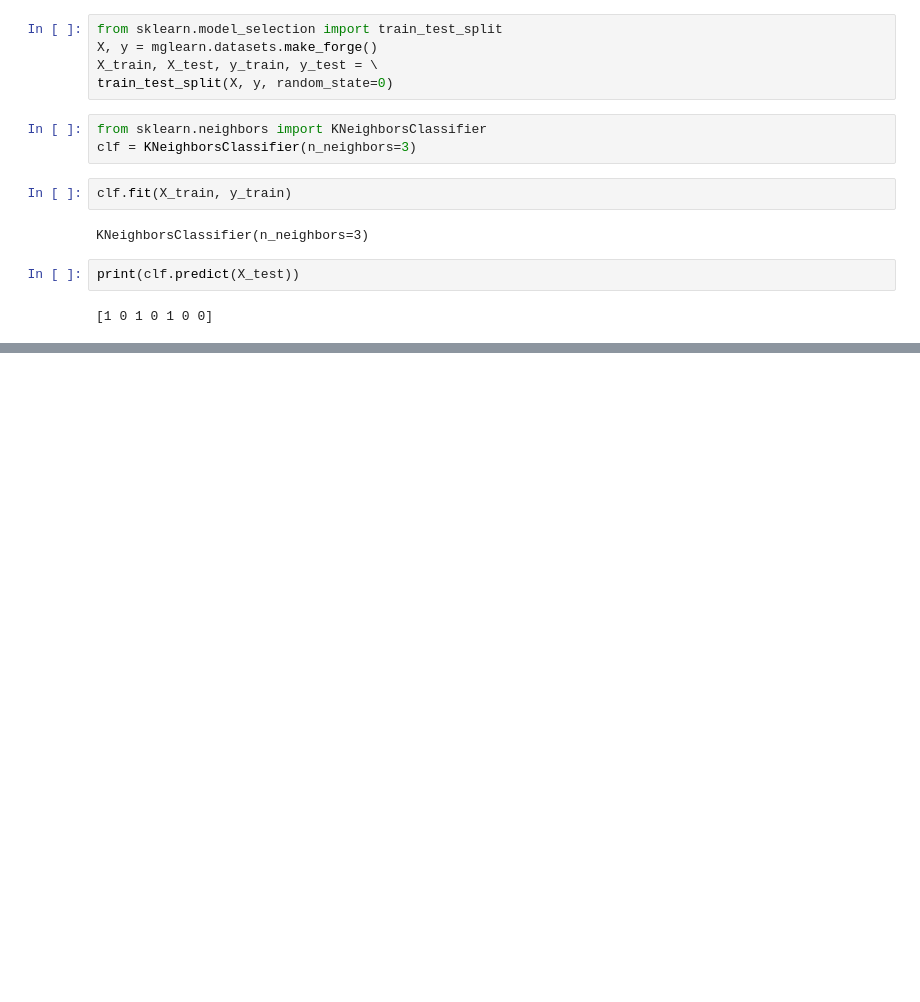
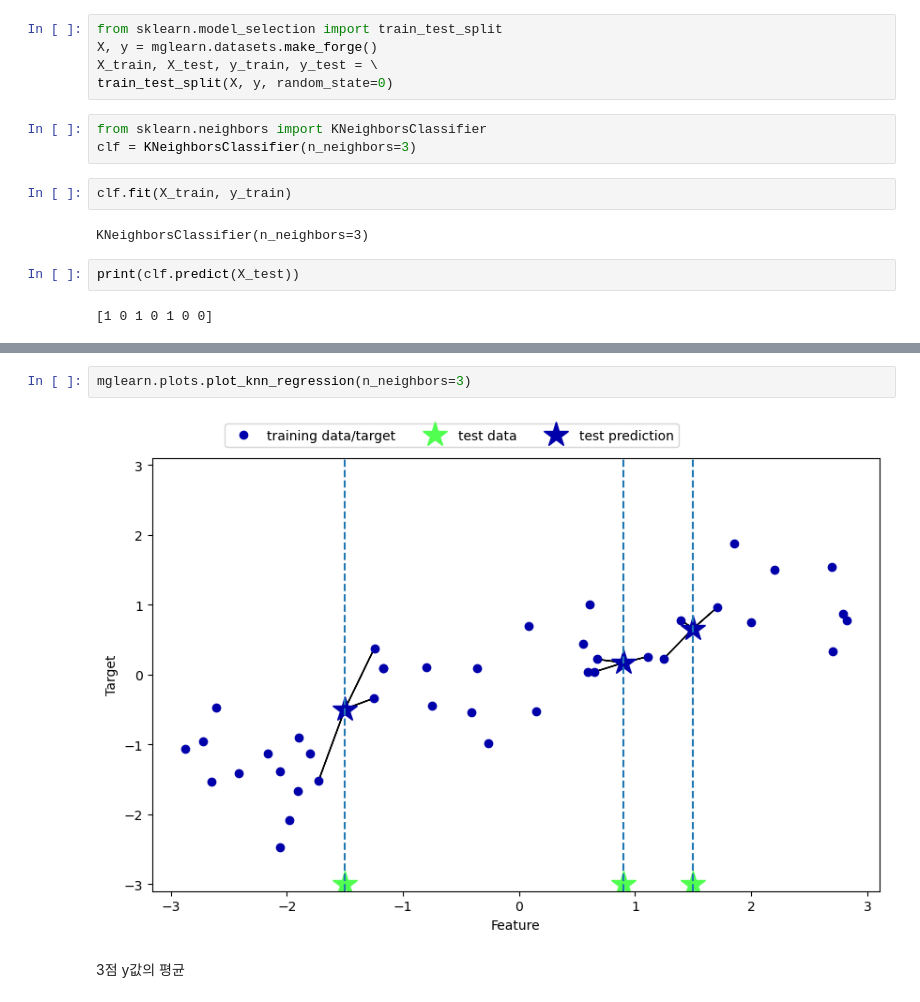
Before and after one commit to HJ1510/big-data, a Jupyter notebook: python/Machine Learning/Chap02.ipynb, the cells around one changed output, grey strips where cells are left out. Drawn from its saved outputs; the diff is of its cells as text; blank space fills up the shorter version.

```diff
--- a/python/Machine Learning/Chap02.ipynb
+++ b/python/Machine Learning/Chap02.ipynb
@@ -213,0 +296,6 @@ Test Accuracy: 0.86
+# %%
+mglearn.plots.plot_knn_regression(n_neighbors=3)
+# %% [output]
+[figure, added]
+# %% [markdown]
+3점 y값의 평균
```
Also changed, not shown: parts of 22 cells of this notebook, 6 other files.
